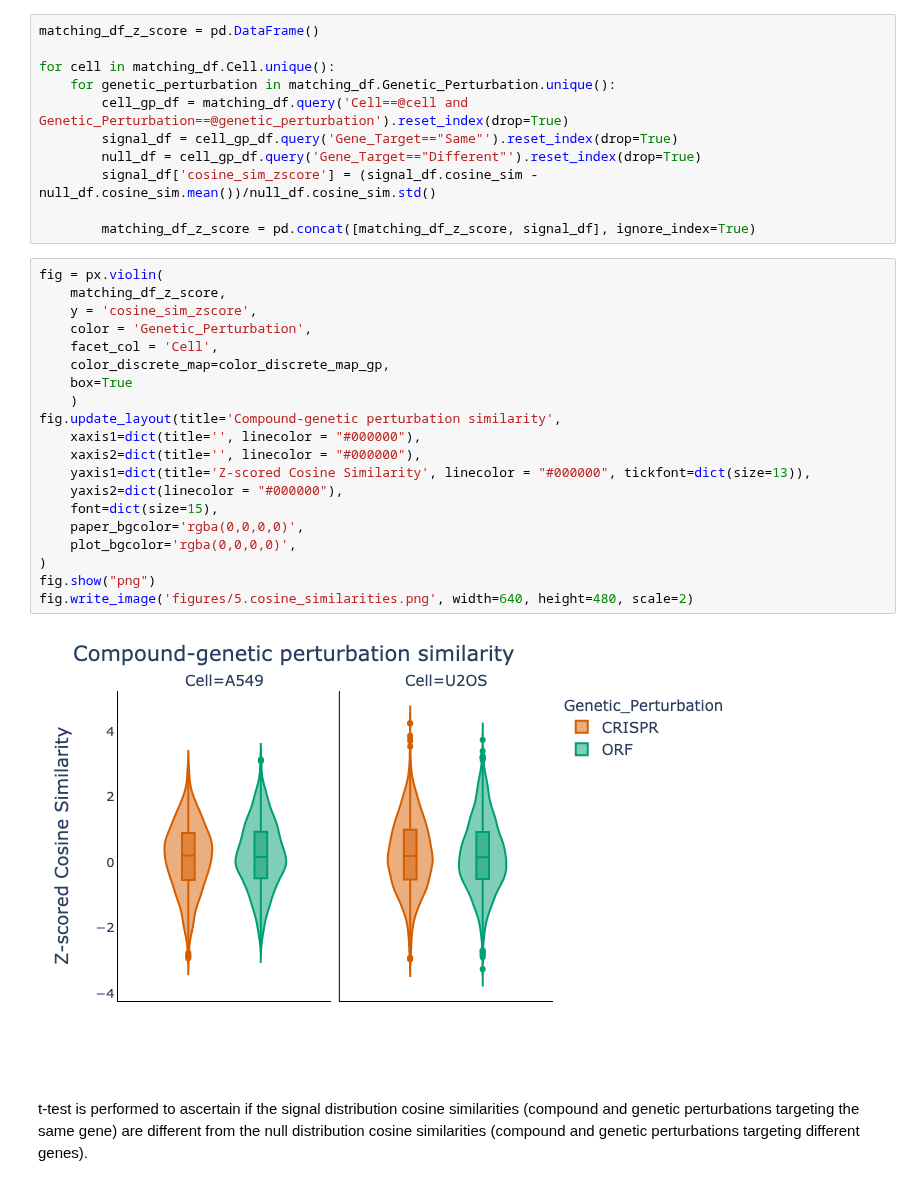
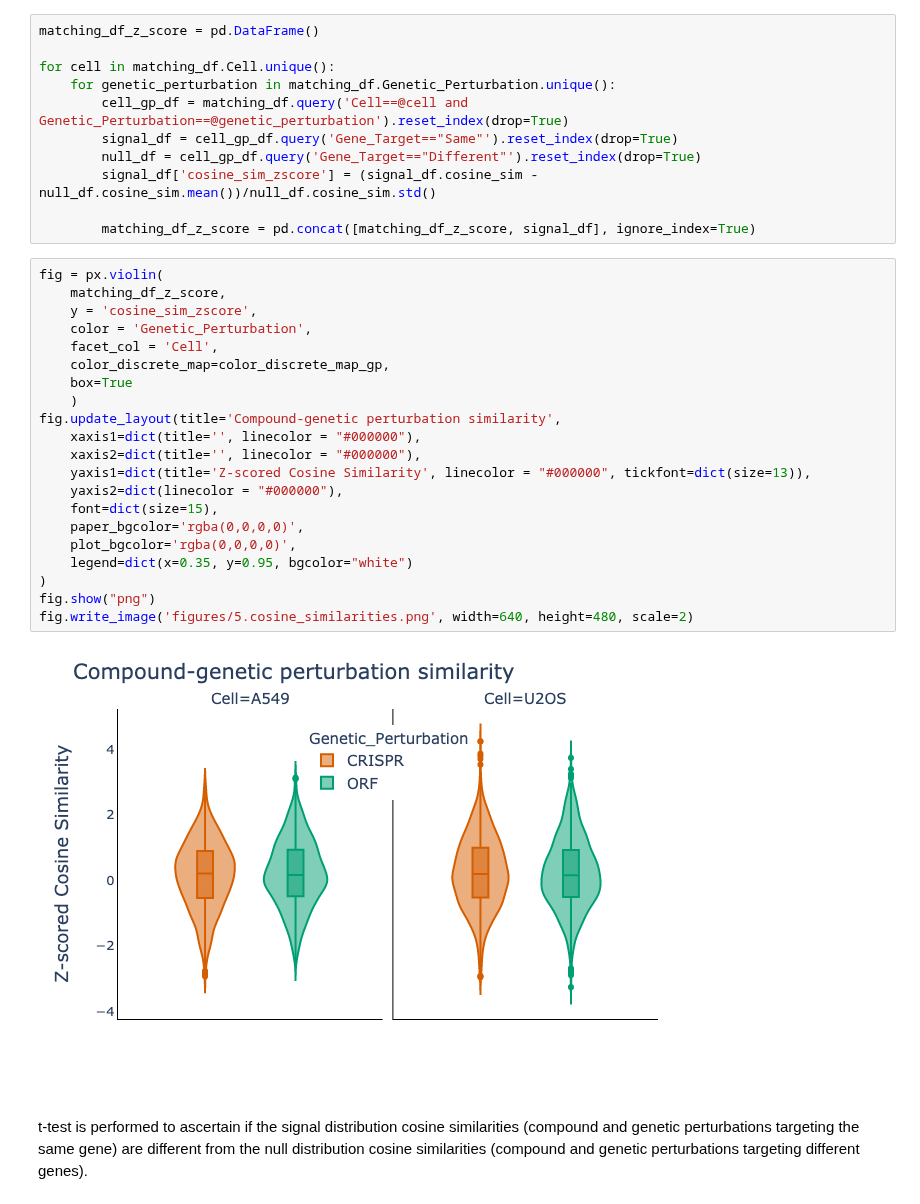
Before and after one commit to jump-cellpainting/2024_Chandrasekaran_NatureMethods, a Jupyter notebook: benchmark/5.visualize-similarities.ipynb, the cells around one changed output. Saved outputs shown, nothing was run; the diff lists cells and outputs as text.

```diff
--- a/benchmark/5.visualize-similarities.ipynb
+++ b/benchmark/5.visualize-similarities.ipynb
@@ -182,25 +182,26 @@ for cell in matching_df.Cell.unique():
 # %%
 fig = px.violin(
     matching_df_z_score,
     y = 'cosine_sim_zscore',
     color = 'Genetic_Perturbation',
     facet_col = 'Cell',
     color_discrete_map=color_discrete_map_gp,
     box=True
     )
 fig.update_layout(title='Compound-genetic perturbation similarity',
     xaxis1=dict(title='', linecolor = "#000000"),
     xaxis2=dict(title='', linecolor = "#000000"),
     yaxis1=dict(title='Z-scored Cosine Similarity', linecolor = "#000000", tickfont=dict(size=13)),
     yaxis2=dict(linecolor = "#000000"),
     font=dict(size=15),
     paper_bgcolor='rgba(0,0,0,0)',
     plot_bgcolor='rgba(0,0,0,0)',
+    legend=dict(x=0.35, y=0.95, bgcolor="white")
 )
 fig.show("png")
 fig.write_image('figures/5.cosine_similarities.png', width=640, height=480, scale=2)
 # %% [output]
-[figure, old version]
+[figure, new version]
 # %% [markdown]
 t-test is performed to ascertain if the signal distribution cosine similarities (compound and genetic perturbations targeting the same gene) are different from the null distribution cosine similarities (compound and genetic perturbations targeting different genes).
 # %%
```
Also changed, not shown: parts of 3 cells of this notebook, 4 other files.
